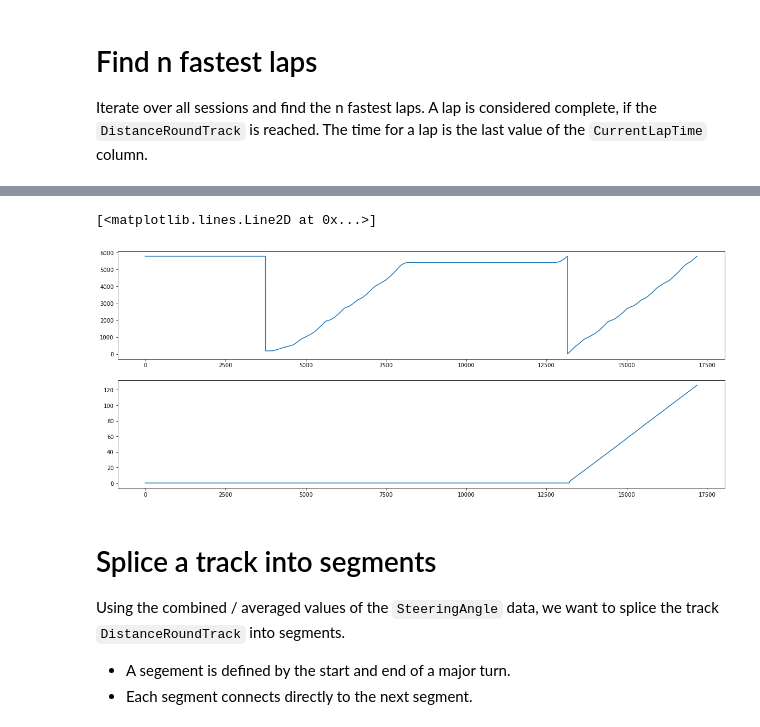
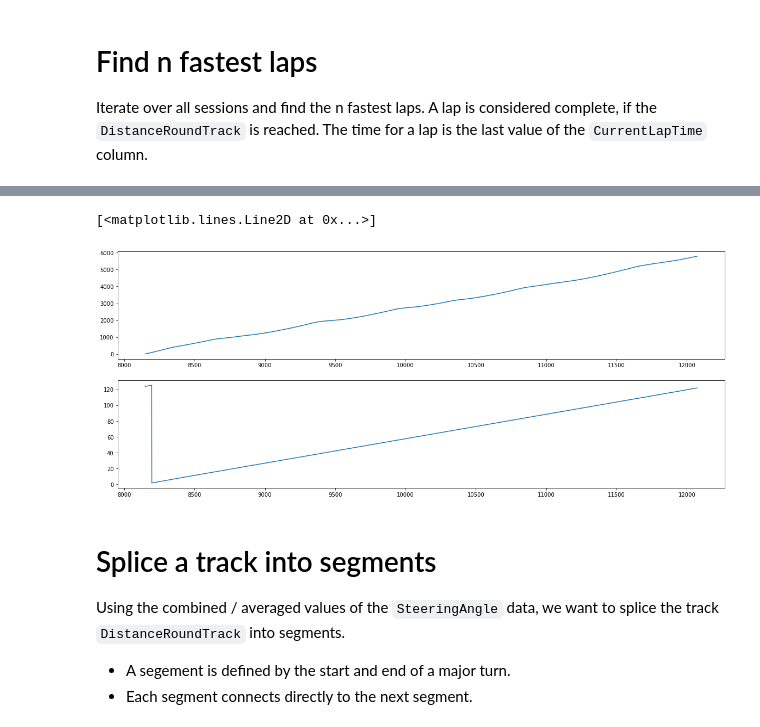
Before and after one commit to b4mad/racing, a Jupyter notebook: notebooks/fast_lap_analysis.ipynb, the cells around one changed output, grey strips where cells are left out. Cells and saved outputs as stored; diff of their text form; code cells hidden in the pictures.

```diff
--- a/notebooks/fast_lap_analysis.ipynb
+++ b/notebooks/fast_lap_analysis.ipynb
@@ -263,26 +303,26 @@ SessionId: 1669144014 ; CurrentLap: 1.0 ; LapDuration: 135.056671
 # %%
 # A cell to check the DistanceRoundTrack and CurrentLapTime plots
 # for a given (SessionId, CurrentLap) couple
-session=1669141800
-lap=1
+session=1669233672
+lap=3
 
 query = f"""
 from(bucket: "racing")
   |> range(start: -10y, stop: now())
   |> filter(fn: (r) => r["_measurement"] == "laps_cc")
 //  |> filter(fn: (r) => r["_field"] == "DistanceRoundTrack" or r["_field"] == "Brake" or r["_field"] == "CurrentLap")
   |> filter(fn: (r) => r["SessionId"] == "{session}")
   |> pivot(rowKey: ["_time"], columnKey: ["_field"], valueColumn: "_value")
   |> sort(columns: ["_time"], desc: false)
 """
 
 df = query_api.query_data_frame(org=ORG, query=query)
 fig, ax = plt.subplots(2, figsize=(20,8))
 ax[0].plot(df['DistanceRoundTrack'][df['CurrentLap']==lap])
 ax[1].plot(df['CurrentLapTime'][df['CurrentLap']==lap])
 # %% [output]
 [<matplotlib.lines.Line2D at 0x...>]
-[figure, old version]
+[figure, new version]
 # %% [markdown]
 # Splice a track into segments
 
```
Also changed, not shown: parts of 8 cells of this notebook.
